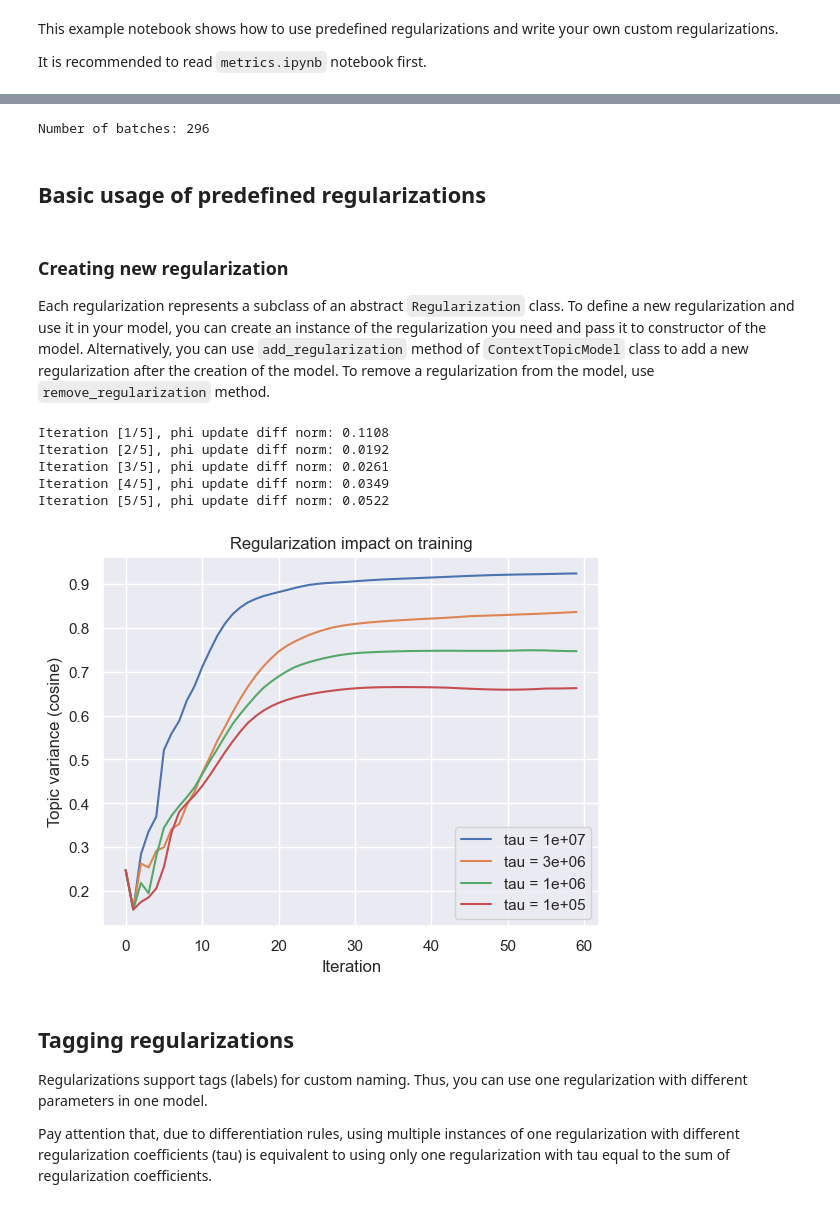
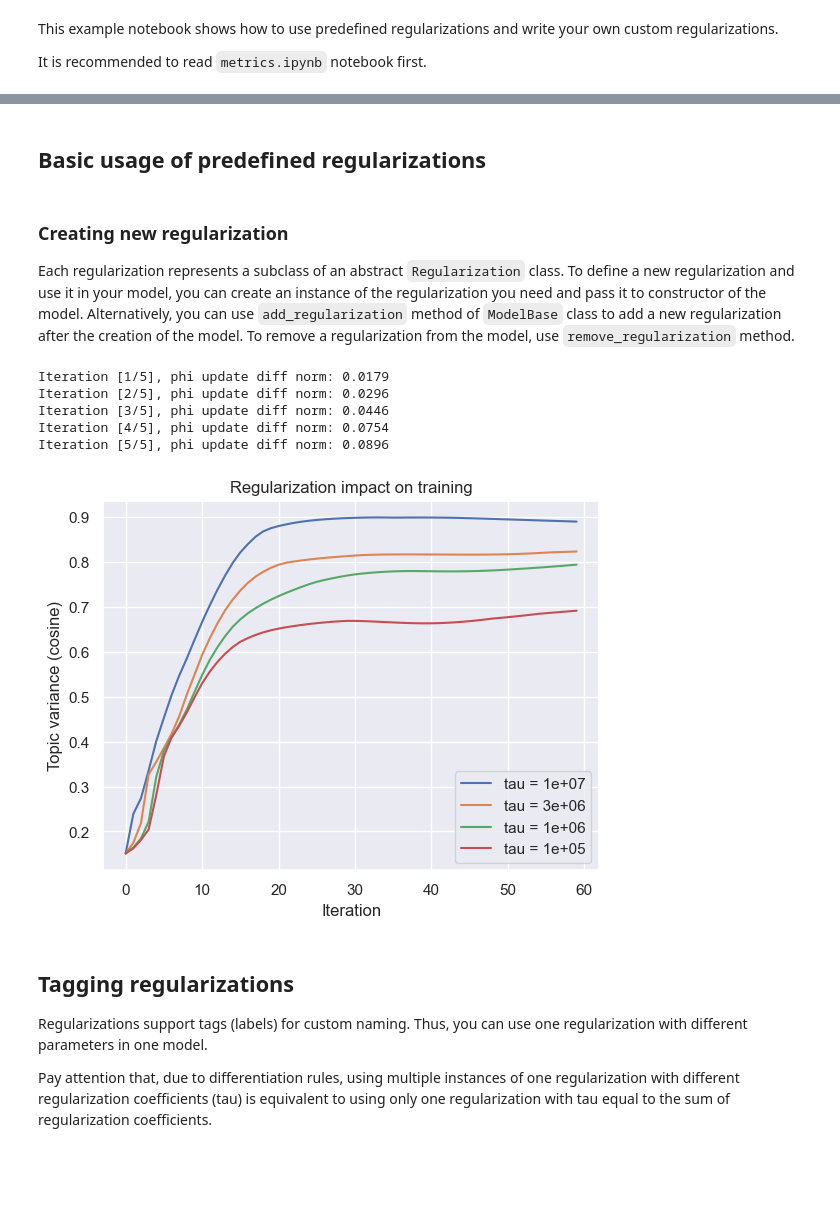
Before and after one commit to revit3d/topic-modelling-attention, a Jupyter notebook: examples/regularization.ipynb, the cells around one changed output, grey strips where cells are left out. Saved outputs shown, nothing was run; the diff lists cells and outputs as text; code cells hidden in the pictures; blank space fills up the shorter version.

```diff
--- a/examples/regularization.ipynb
+++ b/examples/regularization.ipynb
@@ -42,22 +23,26 @@ Total number of tokenized words in preprocessed corpus: 2952745
-# %%
-loader = BatchedCorpusLoader(
-    data=tokenized_data,
-    doc_bounds=document_bounds,
-    batch_size=10000,
-)
-print(f'Number of batches: {len(loader)}')
-# %% [output]
-Number of batches: 296
+# %%
+data = fetch_20newsgroups(data_home='./data/', subset='all').data
+loader = CorpusDataLoader(
+    data,
+    min_df=5,
+    max_df=0.5,
+    batch_size=20_000,
+    prefetch_batches=10,
+    num_workers=8,
+    worker_chunk_size=1024,
+    cache_dir='.cache/',
+).fit()
+vocab_size = loader.vocab_size
 # %% [markdown]
 ## Basic usage of predefined regularizations
 # %% [markdown]
 ### Creating new regularization
 
-Each regularization represents a subclass of an abstract `Regularization` class. To define a new regularization and use it in your model, you can create an instance of the regularization you need and pass it to constructor of the model. Alternatively, you can use `add_regularization` method of `ContextTopicModel` class to add a new regularization after the creation of the model. To remove a regularization from the model, use `remove_regularization` method.
+Each regularization represents a subclass of an abstract `Regularization` class. To define a new regularization and use it in your model, you can create an instance of the regularization you need and pass it to constructor of the model. Alternatively, you can use `add_regularization` method of `ModelBase` class to add a new regularization after the creation of the model. To remove a regularization from the model, use `remove_regularization` method.
 # %%
 decorrelator = DecorrelationRegularization(tau=0.3)
 
-model = ContextTopicModel(
+model = AttentiveTopicModel(
     vocab_size=vocab_size,
     regularizers=[decorrelator],
 )
@@ -69,38 +54,38 @@ model.fit(
     seed=42,
 )
 # %% [output]
-Iteration [1/5], phi update diff norm: 0.1108
-Iteration [2/5], phi update diff norm: 0.0192
-Iteration [3/5], phi update diff norm: 0.0261
-Iteration [4/5], phi update diff norm: 0.0349
-Iteration [5/5], phi update diff norm: 0.0522
+Iteration [1/5], phi update diff norm: 0.0179
+Iteration [2/5], phi update diff norm: 0.0296
+Iteration [3/5], phi update diff norm: 0.0446
+Iteration [4/5], phi update diff norm: 0.0754
+Iteration [5/5], phi update diff norm: 0.0896
 # %%
 for tau in [1e7, 3e6, 1e6, 1e5]:
     decorrelator = DecorrelationRegularization(tau=tau)
     topic_variance = TopicVarianceMetric(distance_metric='cosine')
 
-    model = ContextTopicModel(
+    model = AttentiveTopicModel(
         vocab_size=vocab_size,
         metrics=[topic_variance],
     )
     model.add_regularization(decorrelator)
 
     model.fit(
         batches=loader,
         max_iter=60,
         verbose=0,
         seed=42,
     )
 
     plt.plot(topic_variance.history, label=f'tau = {tau:.1g}')
 
 plt.title('Regularization impact on training')
 plt.xlabel('Iteration')
 plt.ylabel('Topic variance (cosine)')
 plt.legend()
 plt.show()
 # %% [output]
-[figure, old version]
+[figure, new version]
 # %% [markdown]
 ## Tagging regularizations
 
```
Also changed, not shown: parts of 6 cells of this notebook, 2 other files.
